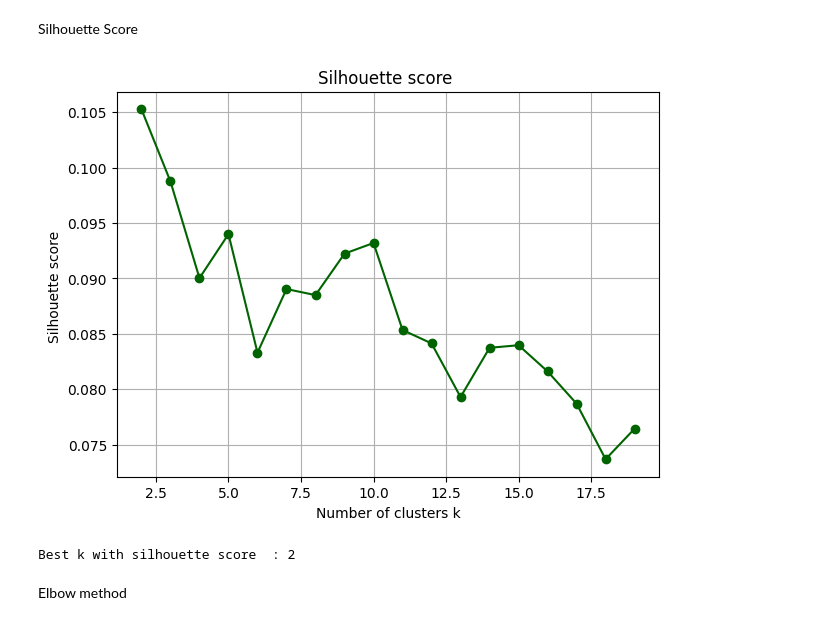
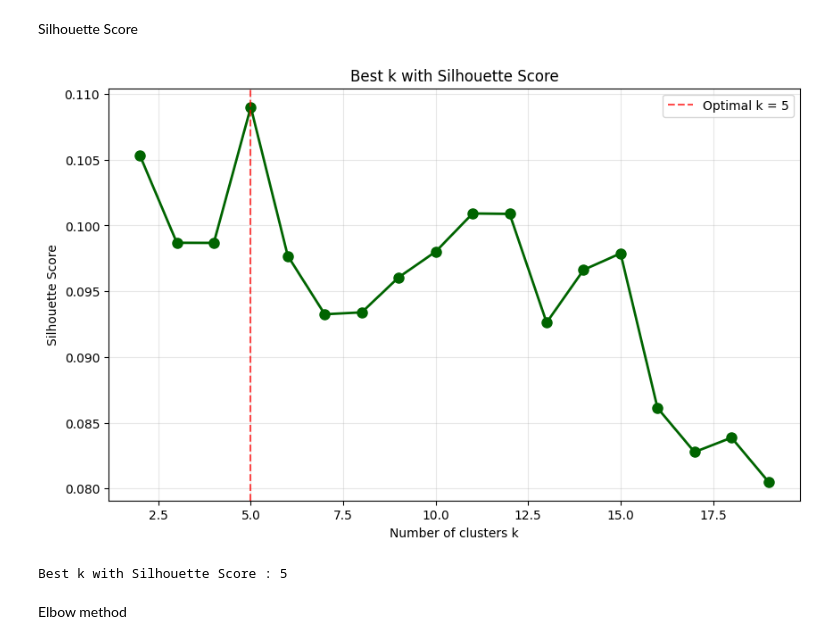
Before and after one commit to Mattei-Theophile/Flatmate-Matcher, a Jupyter notebook: project.ipynb, the cells around one changed output. Drawn from its saved outputs; the diff is of its cells as text; code cells hidden in the pictures.

```diff
--- a/project.ipynb
+++ b/project.ipynb
@@ -460,31 +460,36 @@ print(pca.components_.shape)
 [figure]
 # %% [markdown]
 Silhouette Score
-# %%
-from sklearn.metrics import silhouette_score
-
-silhouette_scores = []
-K_range = range(2, 20)
-
-for k in K_range:
-    kmeans = KMeans(n_clusters=k, random_state=42)
-    labels = kmeans.fit_predict(normalized_df)
-    score = silhouette_score(normalized_df, labels)
-    silhouette_scores.append(score)
-
-plt.figure(figsize=(7,5))
-plt.plot(K_range, silhouette_scores, 'o-', color='darkgreen')
-plt.xlabel('Number of clusters k')
-plt.ylabel('Silhouette score ')
-plt.title('Silhouette score ')
-plt.grid(True)
-plt.show()
-
-best_k = K_range[np.argmax(silhouette_scores)]
-print(f"Best k with silhouette score  : {best_k}")
-# %% [output]
-[figure, removed]
-Best k with silhouette score  : 2
+# %%
+from sklearn.cluster import KMeans
+from sklearn.metrics import silhouette_score
+
+silhouette_scores = []
+K_range = range(2, 20)
+
+for k in K_range:
+    kmeans = KMeans(n_clusters=k, random_state=42, n_init=10)
+    labels = kmeans.fit_predict(normalized_df)
+    score = silhouette_score(normalized_df, labels)
+    silhouette_scores.append(score)
+
+plt.figure(figsize=(10, 6))
+plt.plot(K_range, silhouette_scores, 'o-', color='darkgreen', linewidth=2, markersize=8)
+plt.xlabel('Number of clusters k')
+plt.ylabel('Silhouette Score')
+plt.title('Best k with Silhouette Score')
+plt.grid(True, alpha=0.3)
+
+best_k = K_range[np.argmax(silhouette_scores)]
+best_score = max(silhouette_scores)
+plt.axvline(x=best_k, color='red', linestyle='--', alpha=0.7, label=f'Optimal k = {best_k}')
+plt.legend()
+plt.show()
+
+print(f"Best k with Silhouette Score : {best_k}")
+# %% [output]
+[figure, added]
+Best k with Silhouette Score : 5
 # %% [markdown]
 Elbow method
 # %%
```
Also changed, not shown: parts of 8 cells of this notebook.
